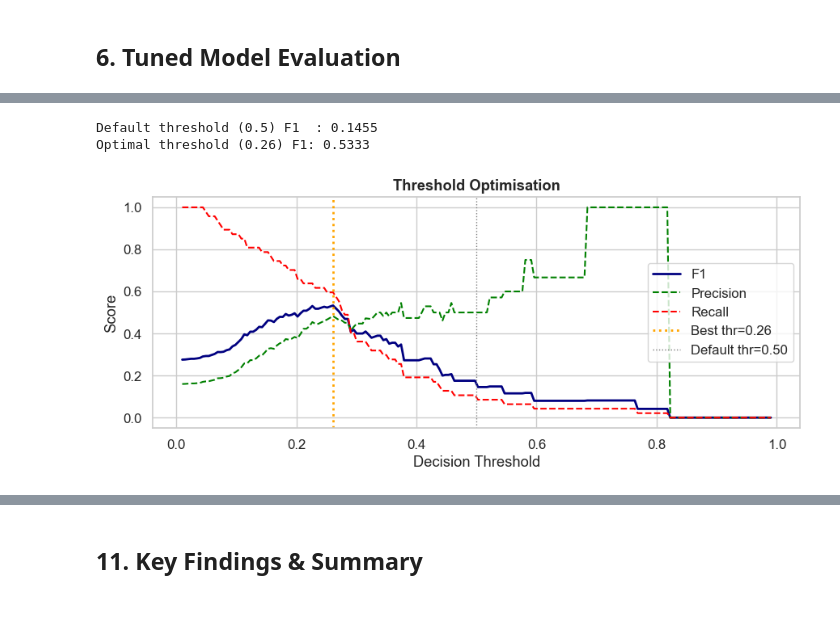
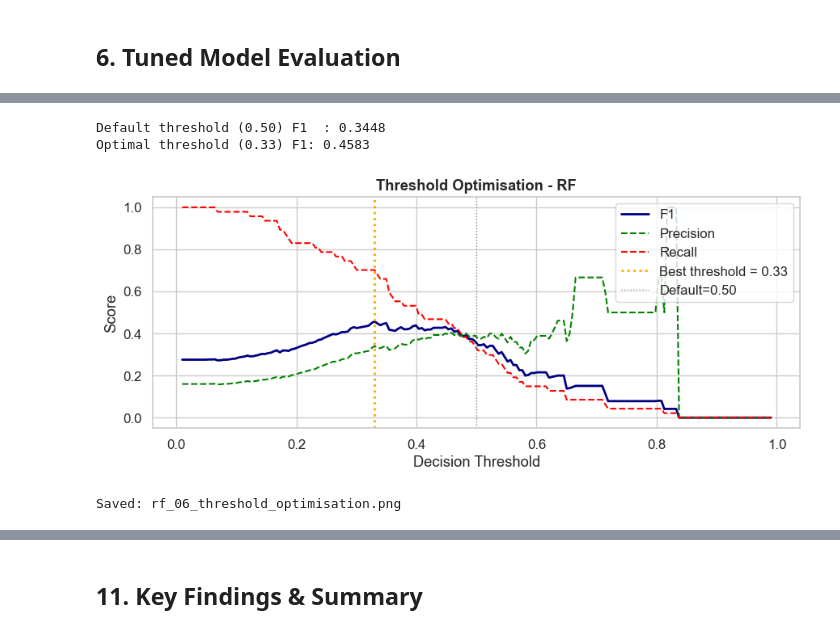
Before and after one commit to nisansalasandu/xgboost-vs-randomforest-attrition, a Jupyter notebook: notebooks/02_random_forest_model.ipynb, the cells around one changed output, grey strips where cells are left out. Cells and saved outputs as stored; diff of their text form; code cells hidden in the pictures.

```diff
--- a/notebooks/02_random_forest_model.ipynb
+++ b/notebooks/02_random_forest_model.ipynb
@@ -274,11 +272,12 @@ Best Parameters :
 # %% [markdown]
 ## 6. Tuned Model Evaluation
 # %%
-# ── Best estimator from search ────────────────────────────────────────────────
-rf_tuned = rf_search.best_estimator_
+# Best estimator is the full pipeline; extract RF step for feature importance
+best_pipeline = rf_search.best_estimator_
+rf_tuned      = best_pipeline.named_steps['rf']  # extract RF step
 
-y_pred_tuned  = rf_tuned.predict(X_test)
-y_proba_tuned = rf_tuned.predict_proba(X_test)[:, 1]
+y_pred_tuned  = best_pipeline.predict(X_test)
+y_proba_tuned = best_pipeline.predict_proba(X_test)[:, 1]
 
 # ── Metrics ──────────────────────────────────────────────────────────────────
 metrics = {
@@ -291,8 +290,8 @@ metrics = {
 }
 
 print('=== Tuned Random Forest — Test Set Metrics ===')
-for name, val in metrics.items():
-    print(f'  {name:<12}: {val:.4f}')
+for k, v in metrics.items():
+    print(f'  {k:<12}: {v:.4f}')
 
 print('\n--- Classification Report ---')
 print(classification_report(y_test, y_pred_tuned, target_names=['No Attrition', 'Attrition']))
@@ -532,33 +515,37 @@ PR-AUC       0.4693    0.4423        -0.0270
 # %%
 # ── Sweep thresholds and find optimal F1 ──────────────────────────────────────
 thresholds = np.linspace(0.01, 0.99, 200)
 f1_scores, prec_scores, rec_scores = [], [], []
 
 for thr in thresholds:
     preds = (y_proba_tuned >= thr).astype(int)
     f1_scores.append(f1_score(y_test, preds, zero_division=0))
     prec_scores.append(precision_score(y_test, preds, zero_division=0))
     rec_scores.append(recall_score(y_test, preds, zero_division=0))
 
 best_ix  = np.argmax(f1_scores)
 best_thr = thresholds[best_ix]
 best_f1  = f1_scores[best_ix]
 
-print(f'Default threshold (0.5) F1  : {f1_score(y_test, y_pred_tuned, zero_division=0):.4f}')
+print(f'Default threshold (0.50) F1  : {f1_score(y_test, y_pred_tuned, zero_division=0):.4f}')
 print(f'Optimal threshold ({best_thr:.2f}) F1: {best_f1:.4f}')
 
 fig, ax = plt.subplots(figsize=(9, 4))
 ax.plot(thresholds, f1_scores,   label='F1',       color='navy',   lw=2)
 ax.plot(thresholds, prec_scores, label='Precision', color='green',  lw=1.5, linestyle='--')
 ax.plot(thresholds, rec_scores,  label='Recall',    color='red',    lw=1.5, linestyle='--')
-ax.axvline(best_thr, color='orange', lw=2, linestyle=':', label=f'Best thr={best_thr:.2f}')
-ax.axvline(0.5,      color='grey',   lw=1, linestyle=':', label='Default thr=0.50')
-ax.set_xlabel('Decision Threshold'); ax.set_ylabel('Score')
-ax.set_title('Threshold Optimisation', fontweight='bold')
+ax.axvline(best_thr, color='orange', lw=2, linestyle=':', label=f'Best threshold = {best_thr:.2f}')
+ax.axvline(0.5,      color='grey',   lw=1, linestyle=':', label='Default=0.50')
+ax.set_xlabel('Decision Threshold')
+ax.set_ylabel('Score')
+ax.set_title('Threshold Optimisation - RF', fontweight='bold')
 ax.legend()
 plt.tight_layout()
+plt.savefig(f'{FIGURES_DIR}/rf_06_threshold_optimisation.png', dpi=150, bbox_inches='tight')
 plt.show()
+print('Saved: rf_06_threshold_optimisation.png')
 # %% [output]
-Default threshold (0.5) F1  : 0.1455
-Optimal threshold (0.26) F1: 0.5333
+Default threshold (0.50) F1  : 0.3448
+Optimal threshold (0.33) F1: 0.4583
-[figure, old version]
+[figure, new version]
+Saved: rf_06_threshold_optimisation.png
```
Also changed, not shown: parts of 45 cells of this notebook, 57 other files.
